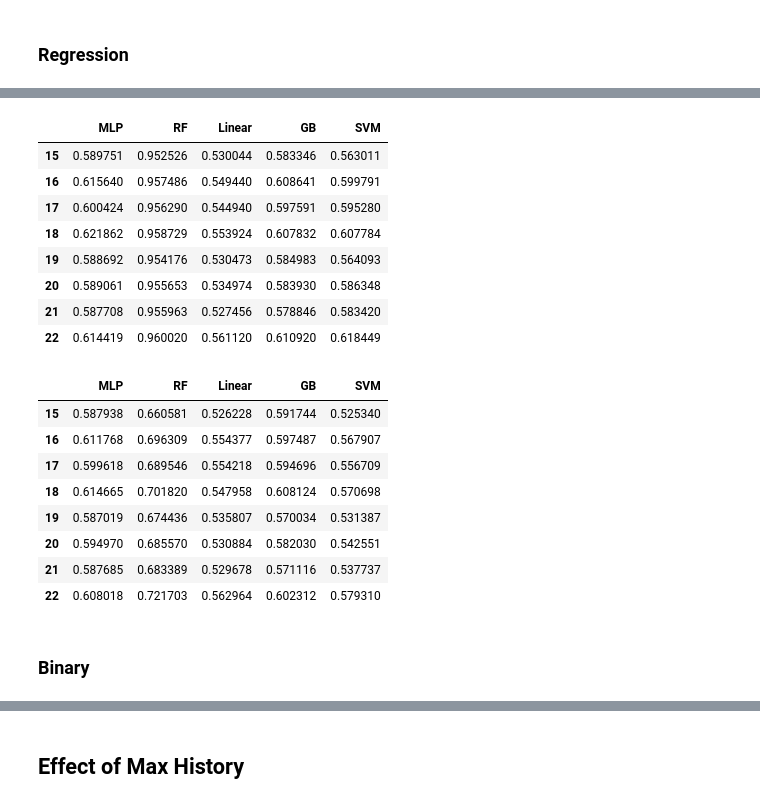
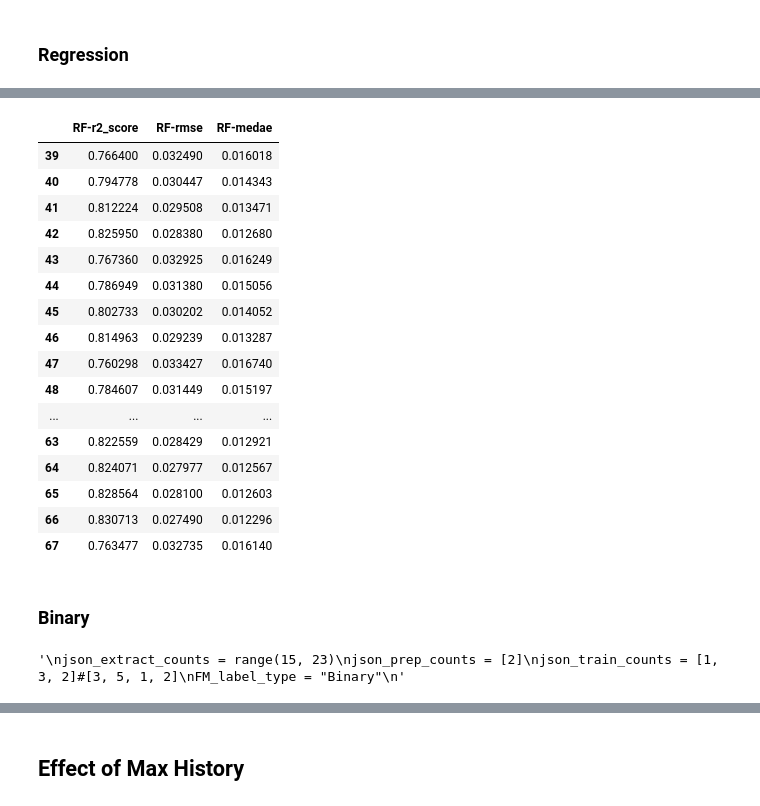
Before and after one commit to LLNL/MLAP, a Jupyter notebook: SJSU/Step3_TrainModel/EvaluateTrainedModels.ipynb, the cells around one changed output, grey strips where cells are left out. Drawn from its saved outputs; the diff is of its cells as text; code cells hidden in the pictures.

Commit message:
Update evaluation of trained models

```diff
--- a/SJSU/Step3_TrainModel/EvaluateTrainedModels.ipynb
+++ b/SJSU/Step3_TrainModel/EvaluateTrainedModels.ipynb
@@ -33,7 +31,8 @@ json_train_base = os.path.join(sim_dir, 'InputJson/Train/json_train_model')
 # %% [markdown]
 ### Regression
 # %%
-json_extract_counts = range(15, 23)
-json_prep_counts = [1]
-json_train_counts = [1, 3, 4, 5, 2]#[3, 5, 1, 2]
+#json_extract_counts = range(15, 23)
+json_extract_counts = list(range(39, 54)) + [55, 56] + list(range(59, 68))
+json_prep_counts = [5]
+json_train_counts = [3]#[3, 5, 1, 2]
 FM_label_type = "Regression"
@@ -42,6 +45,3 @@ trained_models_metrics, data_defn = create_trained_models_metrics (\
                                       json_prep_base, json_prep_counts, \
                                       json_train_base, json_train_counts, \
                                       json_extract_base, json_extract_counts)
-
-df_train, df_test = plot_trained_models_metrics (FM_label_type, json_extract_counts, \
-                                                 trained_models_metrics)
@@ -50,0 +48,12 @@ df_train, df_test = plot_trained_models_metrics (FM_label_type, json_extract_cou
+# %%
+df_train_combined = pd.DataFrame()
+df_test_combined = pd.DataFrame()
+for metric_name in ['r2_score', 'rmse', 'medae']:
+    df_train, df_test = plot_trained_models_metrics (FM_label_type, json_extract_counts, \
+                                                     trained_models_metrics, metric_name)
+    for col in df_train.columns:
+        df_train = df_train.rename(columns = {col: col + '-' + metric_name})
+        df_train_combined = pd.concat([df_train_combined, df_train], axis=1)
+
+        df_test = df_test.rename(columns = {col: col + '-' + metric_name})
+        df_test_combined = pd.concat([df_test_combined, df_test], axis=1)
@@ -63,32 +87,34 @@ data_defn
 # %%
-df_train
+#df_train_combined
-# %% [output]
-|  | MLP | RF | Linear | GB | SVM |
-| 15 | 0.589751 | 0.952526 | 0.530044 | 0.583346 | 0.563011 |
-| 16 | 0.615640 | 0.957486 | 0.549440 | 0.608641 | 0.599791 |
-| 17 | 0.600424 | 0.956290 | 0.544940 | 0.597591 | 0.595280 |
-| 18 | 0.621862 | 0.958729 | 0.553924 | 0.607832 | 0.607784 |
-| 19 | 0.588692 | 0.954176 | 0.530473 | 0.584983 | 0.564093 |
-| 20 | 0.589061 | 0.955653 | 0.534974 | 0.583930 | 0.586348 |
-| 21 | 0.587708 | 0.955963 | 0.527456 | 0.578846 | 0.583420 |
-| 22 | 0.614419 | 0.960020 | 0.561120 | 0.610920 | 0.618449 |
 # %%
-df_test
+df_test_combined
 # %% [output]
-|  | MLP | RF | Linear | GB | SVM |
-| 15 | 0.587938 | 0.660581 | 0.526228 | 0.591744 | 0.525340 |
-| 16 | 0.611768 | 0.696309 | 0.554377 | 0.597487 | 0.567907 |
-| 17 | 0.599618 | 0.689546 | 0.554218 | 0.594696 | 0.556709 |
-| 18 | 0.614665 | 0.701820 | 0.547958 | 0.608124 | 0.570698 |
-| 19 | 0.587019 | 0.674436 | 0.535807 | 0.570034 | 0.531387 |
-| 20 | 0.594970 | 0.685570 | 0.530884 | 0.582030 | 0.542551 |
-| 21 | 0.587685 | 0.683389 | 0.529678 | 0.571116 | 0.537737 |
-| 22 | 0.608018 | 0.721703 | 0.562964 | 0.602312 | 0.579310 |
+|  | RF-r2_score | RF-rmse | RF-medae |
+| 39 | 0.766400 | 0.032490 | 0.016018 |
+| 40 | 0.794778 | 0.030447 | 0.014343 |
+| 41 | 0.812224 | 0.029508 | 0.013471 |
+| 42 | 0.825950 | 0.028380 | 0.012680 |
+| 43 | 0.767360 | 0.032925 | 0.016249 |
+| 44 | 0.786949 | 0.031380 | 0.015056 |
+| 45 | 0.802733 | 0.030202 | 0.014052 |
+| 46 | 0.814963 | 0.029239 | 0.013287 |
+| 47 | 0.760298 | 0.033427 | 0.016740 |
+| 48 | 0.784607 | 0.031449 | 0.015197 |
+| ... | ... | ... | ... |
+| 63 | 0.822559 | 0.028429 | 0.012921 |
+| 64 | 0.824071 | 0.027977 | 0.012567 |
+| 65 | 0.828564 | 0.028100 | 0.012603 |
+| 66 | 0.830713 | 0.027490 | 0.012296 |
+| 67 | 0.763477 | 0.032735 | 0.016140 |
 # %% [markdown]
 ### Binary
 # %%
+'''
 json_extract_counts = range(15, 23)
 json_prep_counts = [2]
 json_train_counts = [1, 3, 2]#[3, 5, 1, 2]
 FM_label_type = "Binary"
+'''
+# %% [output]
+'\njson_extract_counts = range(15, 23)\njson_prep_counts = [2]\njson_train_counts = [1, 3, 2]#[3, 5, 1, 2]\nFM_label_type = "Binary"\n'
 # %%
```
Also changed, not shown: parts of 38 cells of this notebook, 1 other file.
